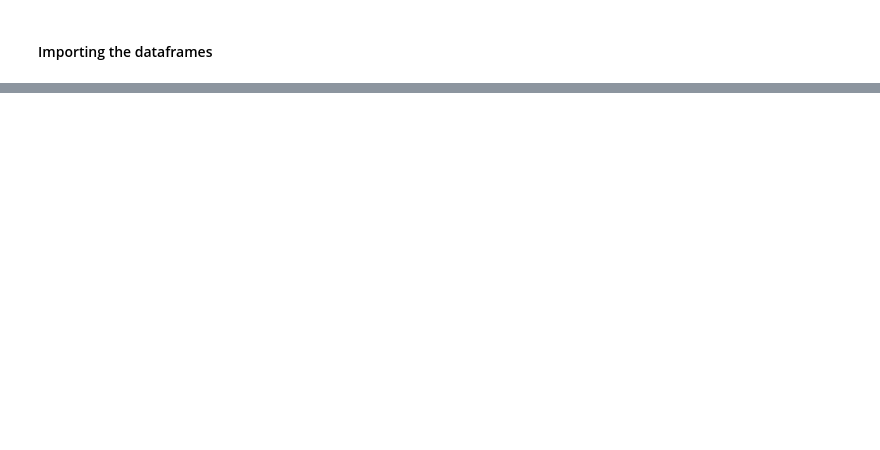
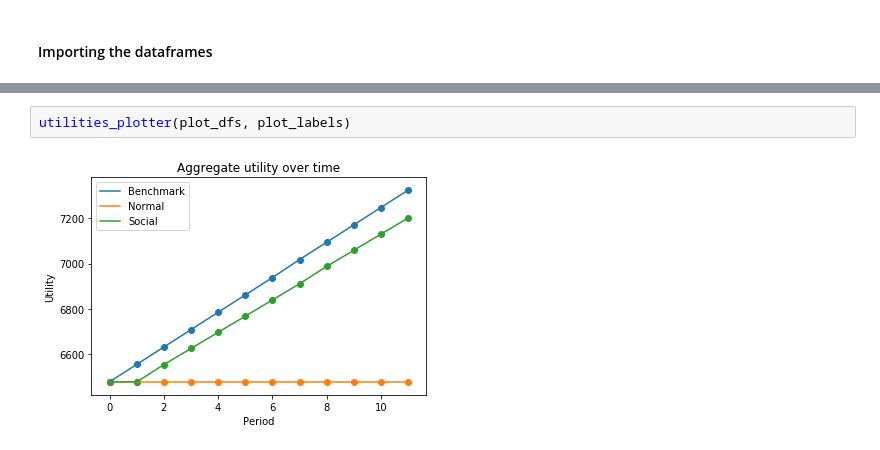
Before and after one commit to EyreC/EnvEcon, a Jupyter notebook: Visualisations/2.0-visualisations.ipynb, the cells around one changed output, grey strips where cells are left out. Saved outputs shown, nothing was run; the diff lists cells and outputs as text; blank space fills up the shorter version.

```diff
--- a/Visualisations/2.0-visualisations.ipynb
+++ b/Visualisations/2.0-visualisations.ipynb
@@ -114,0 +28,4 @@ emissions_plotter([df_bm, df_sc],['Benchmark','Social'])
+# %%
+utilities_plotter(plot_dfs, plot_labels)
+# %% [output]
+[figure, added]
```
Also changed, not shown: parts of 21 cells of this notebook, 10 other files.
